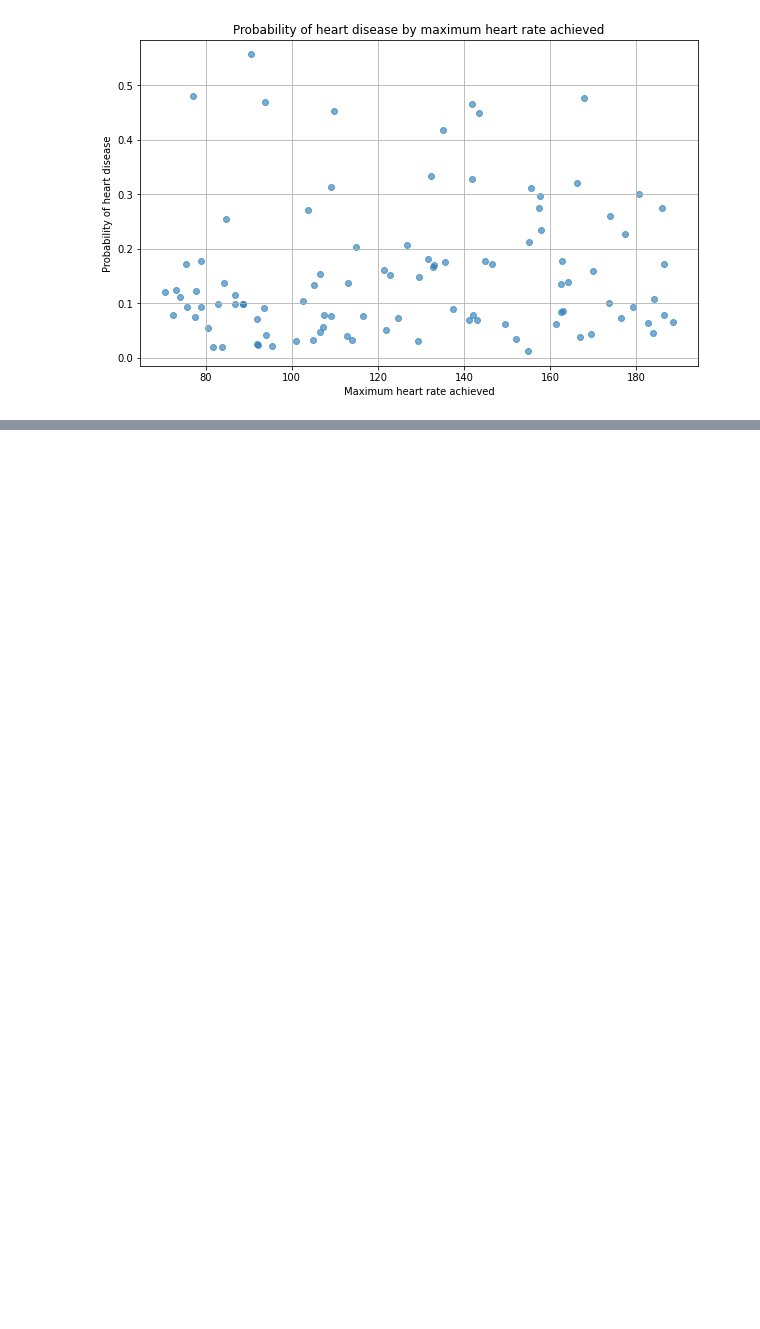
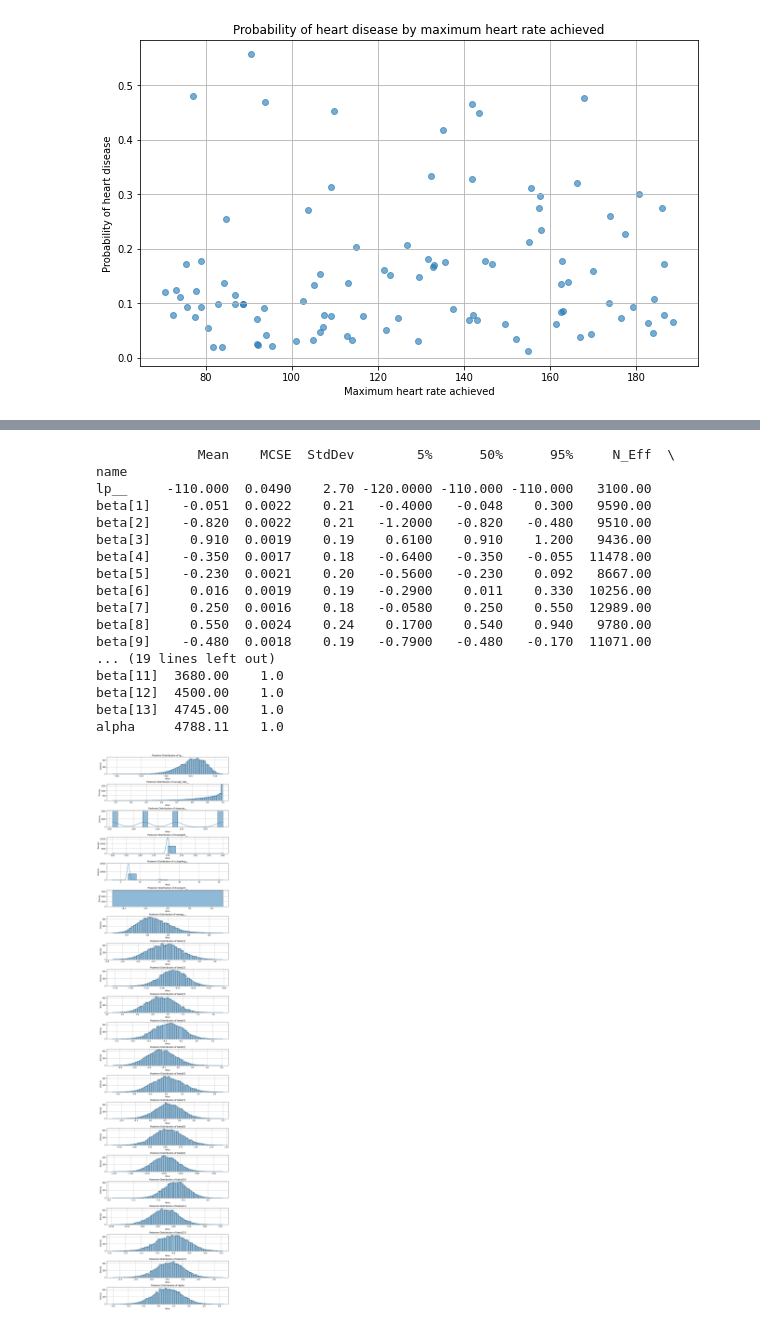
Before and after one commit to wasikjakub/bayesian-heart-disease-prediction, a Jupyter notebook: data_preprocessing.ipynb, the cells around one changed output, grey strips where cells are left out. Cells and saved outputs as stored; diff of their text form; code cells hidden in the pictures; blank space fills up the shorter version.

```diff
--- a/data_preprocessing.ipynb
+++ b/data_preprocessing.ipynb
@@ -192,0 +238,20 @@ plt.show()
+# %%
+predictors = data.drop(columns=['target'])
+target = data['target']
+
+# Standardize the predictors (optional but often recommended)
+from sklearn.preprocessing import StandardScaler
+scaler = StandardScaler()
+predictors_scaled = scaler.fit_transform(predictors)
+
+stan_data = {
+    'N': predictors.shape[0],
+    'K': predictors.shape[1],
+    'X': predictors_scaled,
+    'y': target.values
+}
+# %%
+
+posterior_model = CmdStanModel(stan_file='posterior1.stan')
+
+fit = posterior_model.sample(data=stan_data, iter_sampling=2000, chains=4)
@@ -192,0 +277,36 @@ plt.show()
+# %%
+print(fit.summary())
+
+results = fit.draws_pd()
+
+num_params = results.shape[1]
+fig, axes = plt.subplots(num_params, 1, figsize=(10, 2 * num_params), constrained_layout=True)
+
+
+for i, column in enumerate(results.columns):
+    sns.histplot(results[column], kde=True, ax=axes[i])
+    axes[i].set_title(f'Posterior Distribution of {column}')
+    axes[i].set_xlabel('Value')
+    axes[i].set_ylabel('Density')
+    axes[i].grid(True)
+
+plt.show()
+# %% [output]
+             Mean    MCSE  StdDev        5%      50%      95%     N_Eff  \
+name
+lp__     -110.000  0.0490    2.70 -120.0000 -110.000 -110.000   3100.00
+beta[1]    -0.051  0.0022    0.21   -0.4000   -0.048    0.300   9590.00
+beta[2]    -0.820  0.0022    0.21   -1.2000   -0.820   -0.480   9510.00
+beta[3]     0.910  0.0019    0.19    0.6100    0.910    1.200   9436.00
+beta[4]    -0.350  0.0017    0.18   -0.6400   -0.350   -0.055  11478.00
+beta[5]    -0.230  0.0021    0.20   -0.5600   -0.230    0.092   8667.00
+beta[6]     0.016  0.0019    0.19   -0.2900    0.011    0.330  10256.00
+beta[7]     0.250  0.0016    0.18   -0.0580    0.250    0.550  12989.00
+beta[8]     0.550  0.0024    0.24    0.1700    0.540    0.940   9780.00
+beta[9]    -0.480  0.0018    0.19   -0.7900   -0.480   -0.170  11071.00
+... (19 lines left out)
+beta[11]  3680.00    1.0
+beta[12]  4500.00    1.0
+beta[13]  4745.00    1.0
+alpha     4788.11    1.0
+[figure, added]
```
Also changed, not shown: parts of 11 cells of this notebook, 2 other files.
